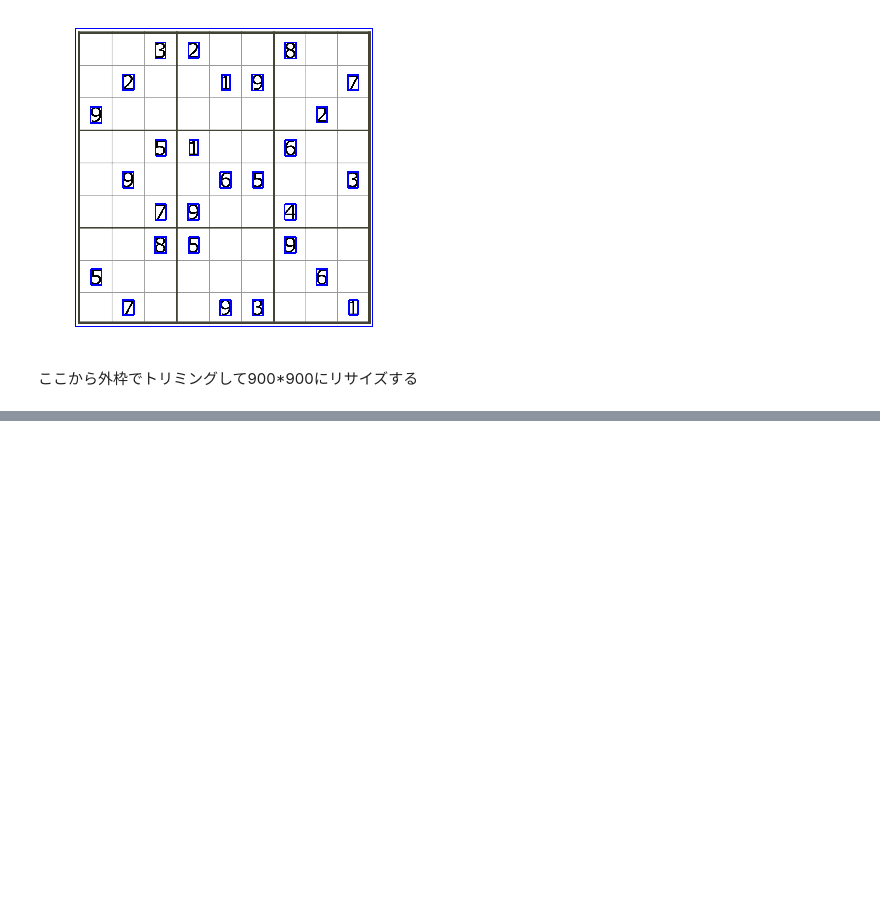
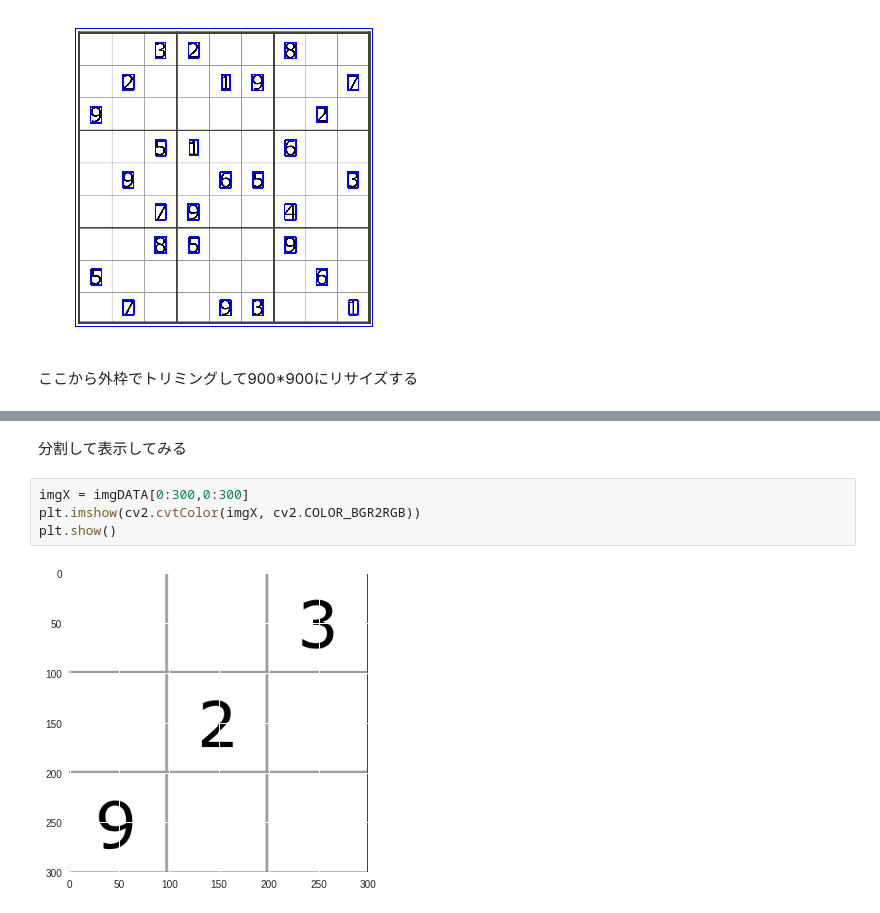
Before and after one commit to aichizokkoku/sudoku, a Jupyter notebook: test.ipynb, the cells around one changed output, grey strips where cells are left out. Drawn from its saved outputs; the diff is of its cells as text; blank space fills up the shorter version.

```diff
--- a/test.ipynb
+++ b/test.ipynb
@@ -181,0 +182,8 @@ plt.show()
+# %% [markdown]
+分割して表示してみる
+# %%
+imgX = imgDATA[0:300,0:300]
+plt.imshow(cv2.cvtColor(imgX, cv2.COLOR_BGR2RGB))
+plt.show()
+# %% [output]
+[figure, added]
```
Also changed, not shown: parts of 3 cells of this notebook.
